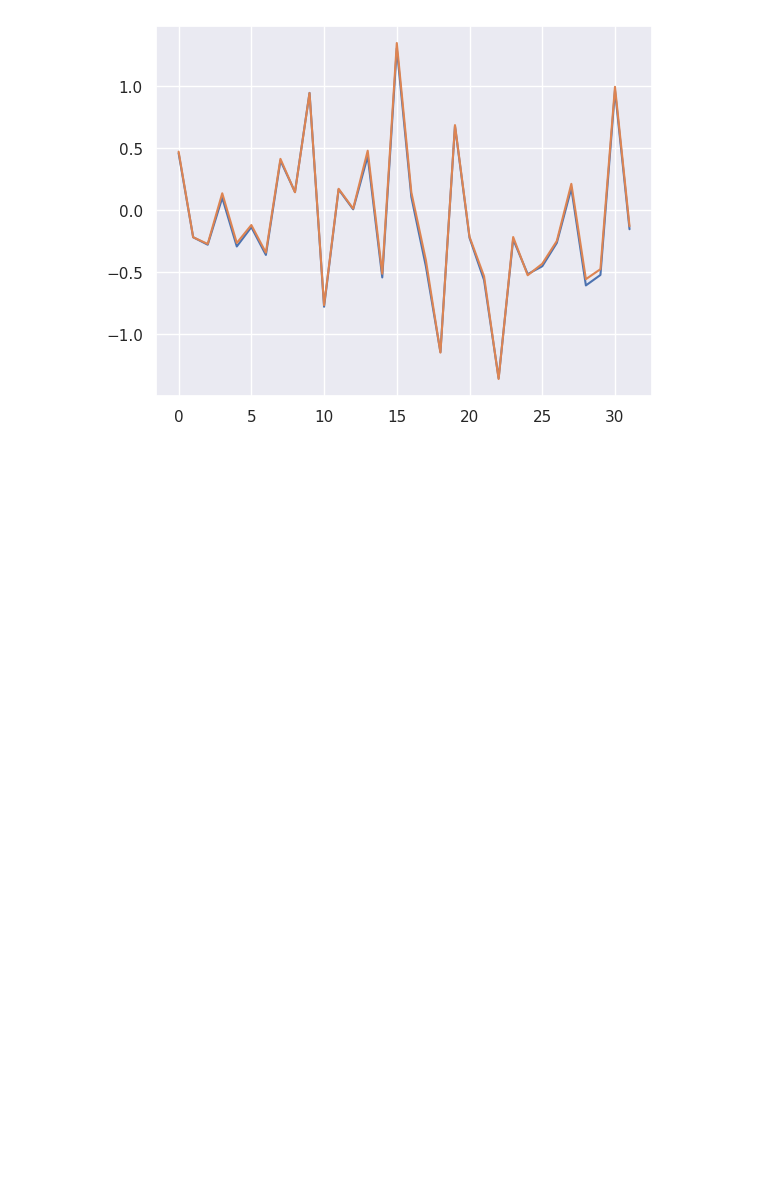
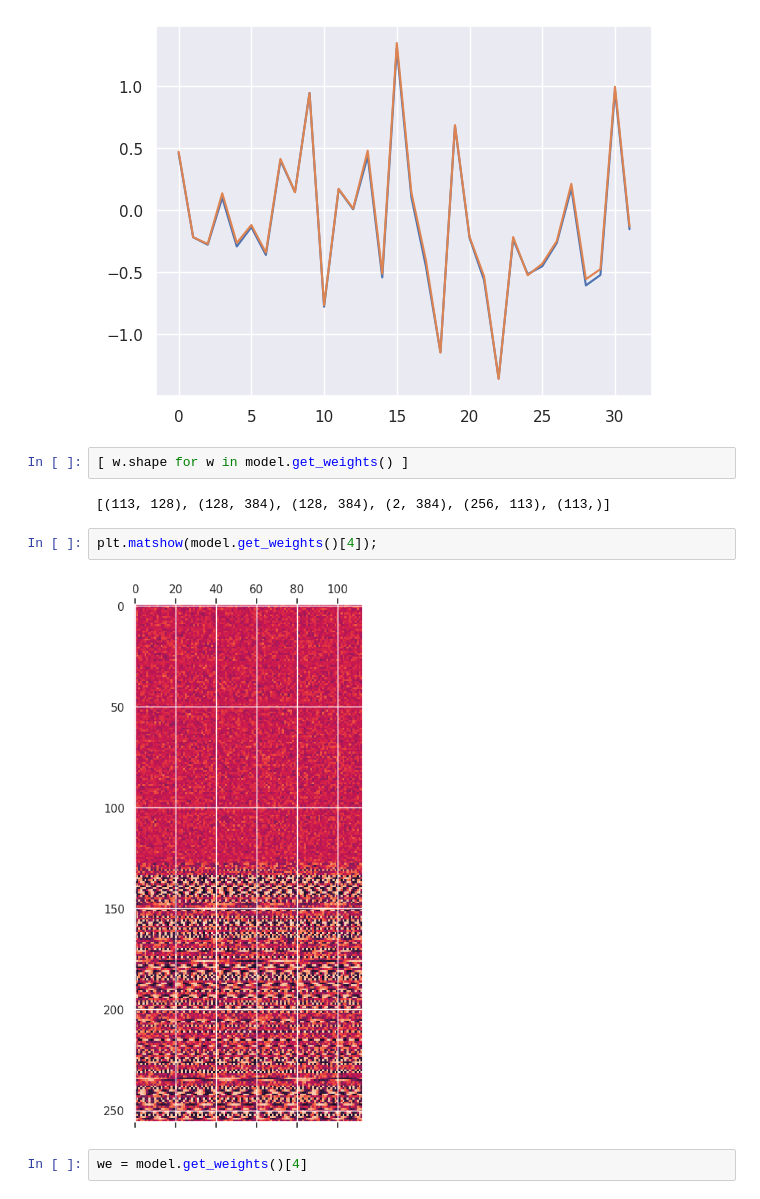
Before and after one commit to FriedChips/dl_basics, a Jupyter notebook: experiments/modulo_arithmetic.ipynb, the cells around one changed output. Cells and saved outputs as stored; diff of their text form; blank space fills up the shorter version.

```diff
--- a/experiments/modulo_arithmetic.ipynb
+++ b/experiments/modulo_arithmetic.ipynb
@@ -170,3 +183,13 @@ plt.plot(y)
 # %% [output]
 [<matplotlib.lines.Line2D at 0x...>]
 [figure]
+# %%
+[ w.shape for w in model.get_weights() ]
+# %% [output]
+[(113, 128), (128, 384), (128, 384), (2, 384), (256, 113), (113,)]
+# %%
+plt.matshow(model.get_weights()[4]);
+# %% [output]
+[figure, added]
+# %%
+we = model.get_weights()[4]
```
Also changed, not shown: parts of 7 cells of this notebook.
